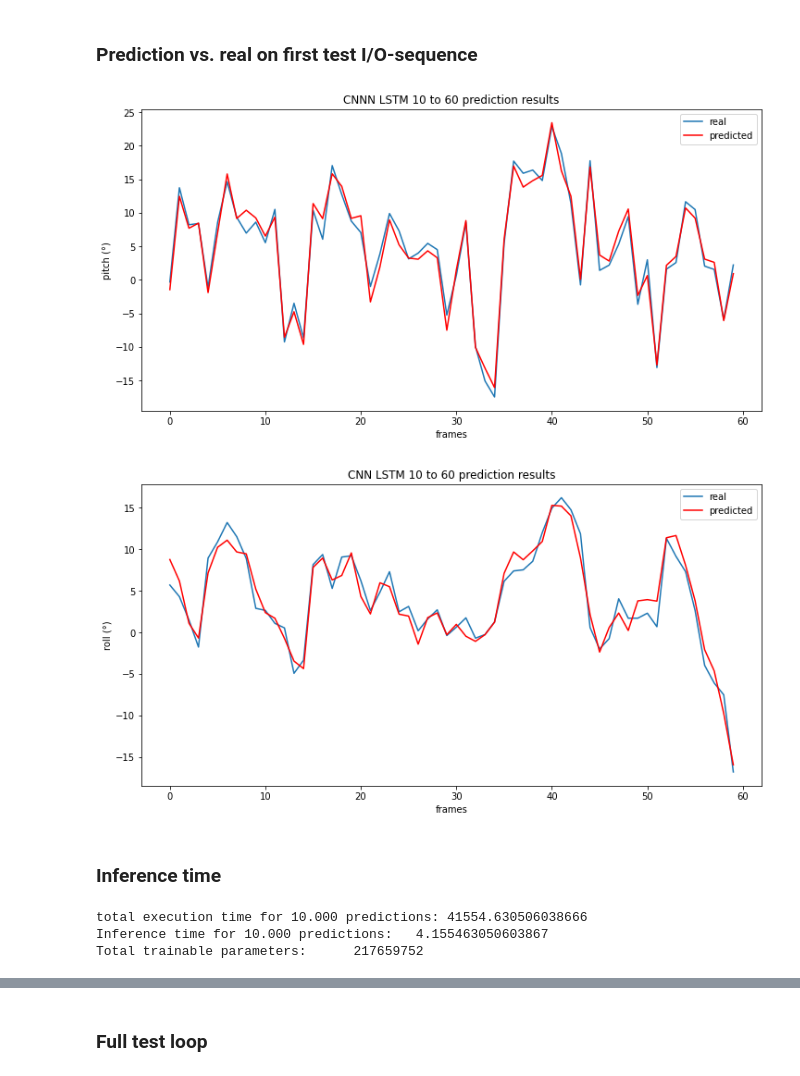
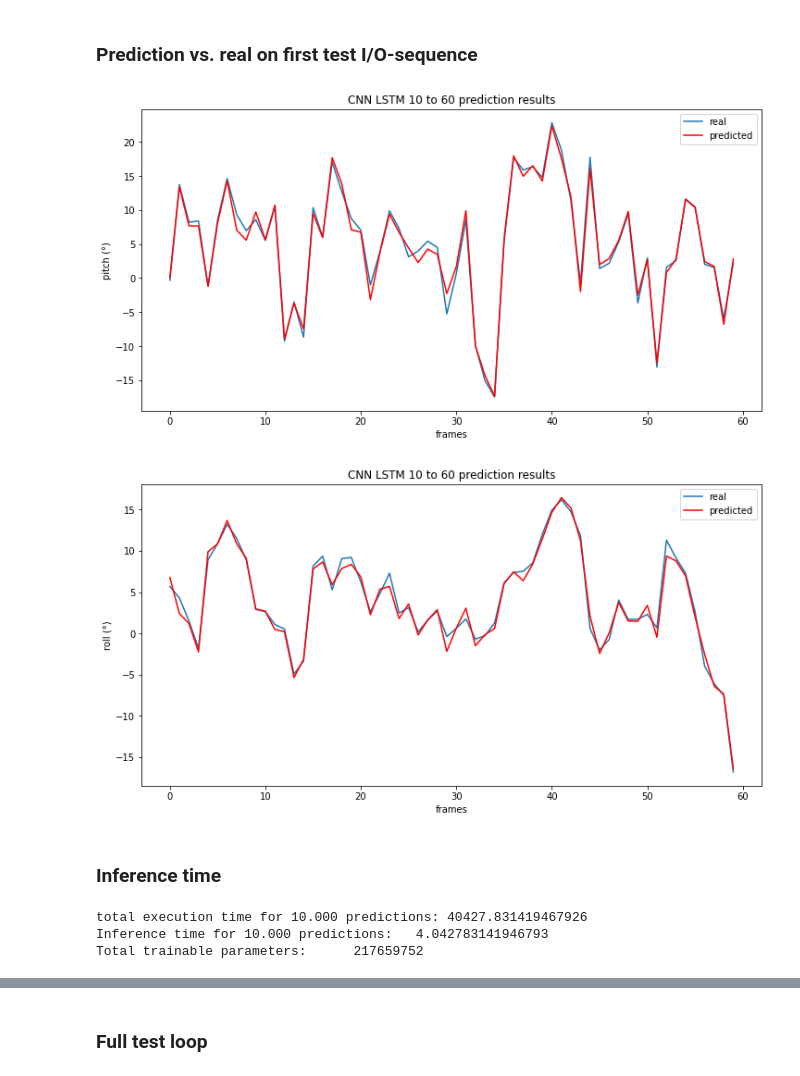
Before and after one commit to lancedw/3D-state-prediction-for-surface-vessels-using-IMU-data-and-images, a Jupyter notebook: code/notebooks/train_notebooks/cnn-lstm_img.ipynb, the cells around one changed output, grey strips where cells are left out. Saved outputs shown, nothing was run; the diff lists cells and outputs as text; code cells hidden in the pictures.

```diff
--- a/code/notebooks/train_notebooks/cnn-lstm_img.ipynb
+++ b/code/notebooks/train_notebooks/cnn-lstm_img.ipynb
@@ -449,11 +449,10 @@ class Decoder(nn.Module):
         self.decoder_fc_2 = nn.Linear(int(hidden_size/2), output_size*2)
 
     def forward(self, x_input, hidden):
-        outputs = F.relu(x_input)
 
-        outputs, hidden = self.decoder_lstm(outputs, hidden)
+        outputs, hidden = self.decoder_lstm(x_input, hidden)
 
-        outputs = F.relu(self.decoder_fc_1(outputs))
+        outputs = self.decoder_fc_1(outputs)
         outputs = torch.tanh(self.decoder_fc_2(outputs))
 
         return outputs, hidden
@@ -717,16 +716,16 @@ loss: 0.000252
 # %%
 frames = np.arange(0,FRAMES_OUT)
 fig, ax = plt.subplots(figsize=(12, 6))
 ax.plot(output_sequence[0].apply_(denorm_pr), label="real")
 ax.plot(predicted_sequence[0].apply_(denorm_pr), color="red", label='predicted')
 ax.set_xlabel('frames')
 ax.set_ylabel('pitch (°)')
-ax.set_title(f'CNNN LSTM {FRAMES_IN} to {FRAMES_OUT} prediction results')
+ax.set_title(f'CNN LSTM {FRAMES_IN} to {FRAMES_OUT} prediction results')
 plt.legend()
 # plt.savefig(f'{RESULT_FOLDER}/1ep_pitch-prediction_{FRAMES_IN}in_{FRAMES_OUT}out_epochs{NUM_EPOCHS}', bbox_inches='tight')
 plt.show()
 # %% [output]
-[figure, old version]
+[figure, new version]
 # %%
 frames = np.arange(0,FRAMES_OUT)
 fig, ax = plt.subplots(figsize=(12, 6))
@@ -739,7 +738,7 @@ plt.legend()
 # plt.savefig(f'{RESULT_FOLDER}/1ep_roll-prediction_{FRAMES_IN}in_{FRAMES_OUT}out_epochs{NUM_EPOCHS}', bbox_inches='tight')
 plt.show()
 # %% [output]
-[figure, old version]
+[figure, new version]
 # %% [markdown]
 ### Inference time
 # %%
@@ -760,8 +759,8 @@ for p in loaded_model.parameters():
 
 print(f"Total trainable parameters:\t {sum}")
 # %% [output]
-total execution time for 10.000 predictions: 41554.630506038666
-Inference time for 10.000 predictions:   4.155463050603867
+total execution time for 10.000 predictions: 40427.831419467926
+Inference time for 10.000 predictions:   4.042783141946793
 Total trainable parameters:      217659752
 # %%
 plt.figure(figsize=(10,5))
```
Also changed, not shown: parts of 8 cells of this notebook, 13 other files.
